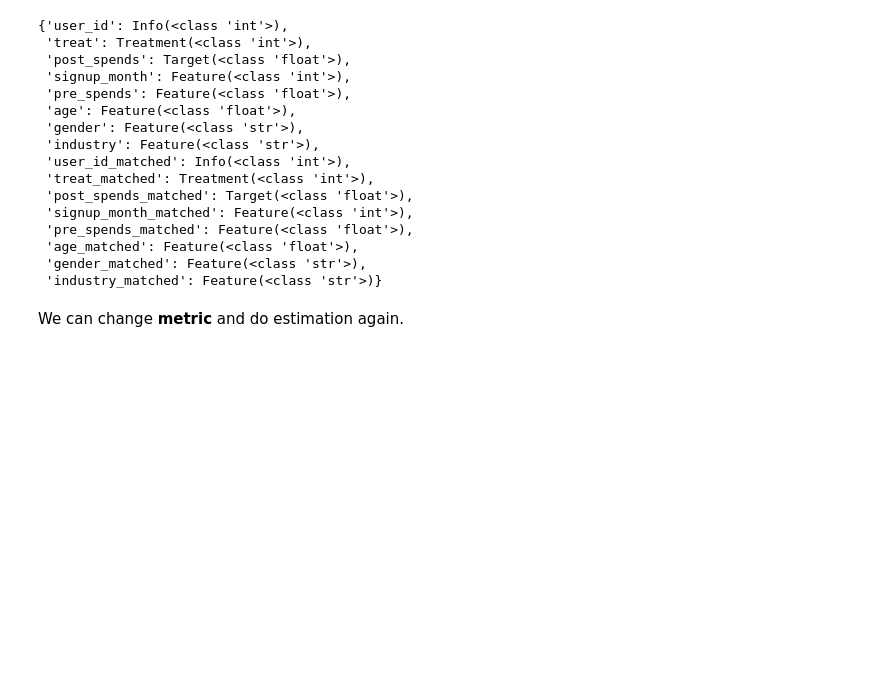
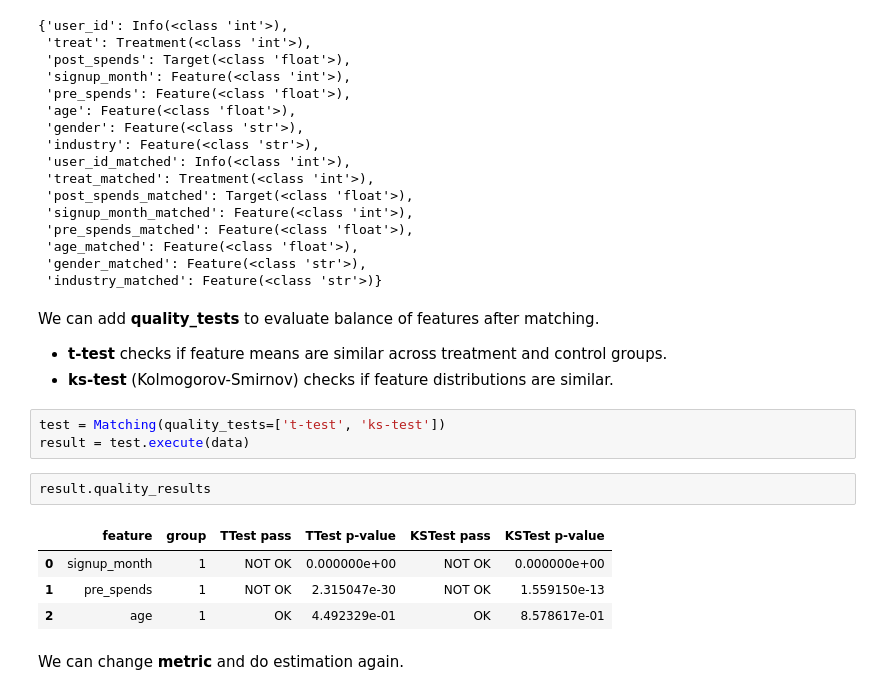
Before and after one commit to sb-ai-lab/HypEx, a Jupyter notebook: examples/tutorials/MatchingTutorial.ipynb, the cells around one changed output. Saved outputs shown, nothing was run; the diff lists cells and outputs as text; blank space fills up the shorter version.

Commit message:
fix quality_test, mod matching tutorial

```diff
--- a/examples/tutorials/MatchingTutorial.ipynb
+++ b/examples/tutorials/MatchingTutorial.ipynb
@@ -127,6 +126,20 @@ result.full_data.roles
  'age_matched': Feature(<class 'float'>),
  'gender_matched': Feature(<class 'str'>),
  'industry_matched': Feature(<class 'str'>)}
+# %% [markdown]
+We can add **quality_tests** to evaluate balance of features after matching.
+- **t-test** checks if feature means are similar across treatment and control groups.
+- **ks-test** (Kolmogorov-Smirnov) checks if feature distributions are similar.
+# %%
+test = Matching(quality_tests=['t-test', 'ks-test'])
+result = test.execute(data)
+# %%
+result.quality_results
+# %% [output]
+|  | feature | group | TTest pass | TTest p-value | KSTest pass | KSTest p-value |
+| 0 | signup_month | 1 | NOT OK | 0.000000e+00 | NOT OK | 0.000000e+00 |
+| 1 | pre_spends | 1 | NOT OK | 2.315047e-30 | NOT OK | 1.559150e-13 |
+| 2 | age | 1 | OK | 4.492329e-01 | OK | 8.578617e-01 |
 # %% [markdown]
 We can change **metric** and do estimation again.
 # %%
```
Also changed, not shown: parts of 4 cells of this notebook, 1 other file.
